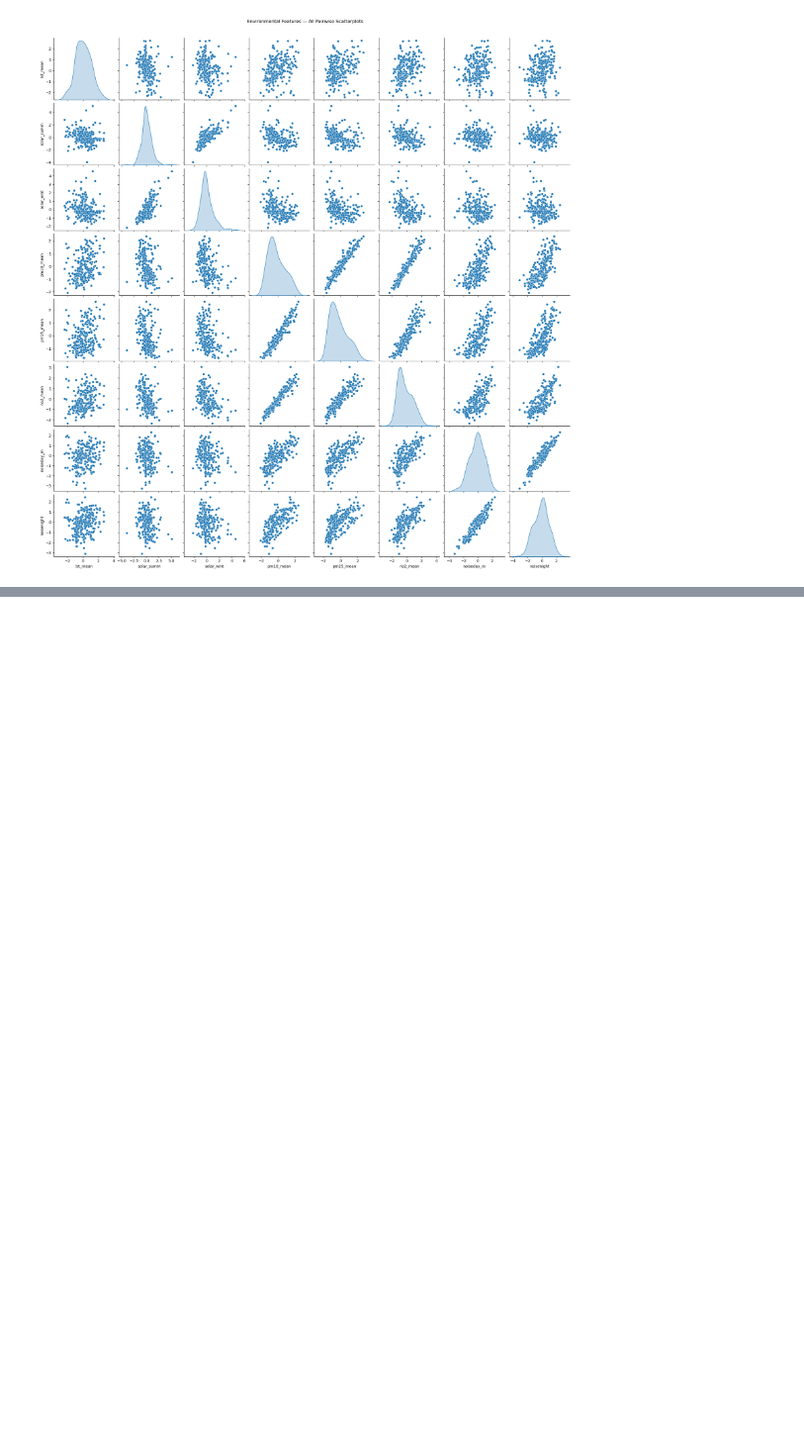
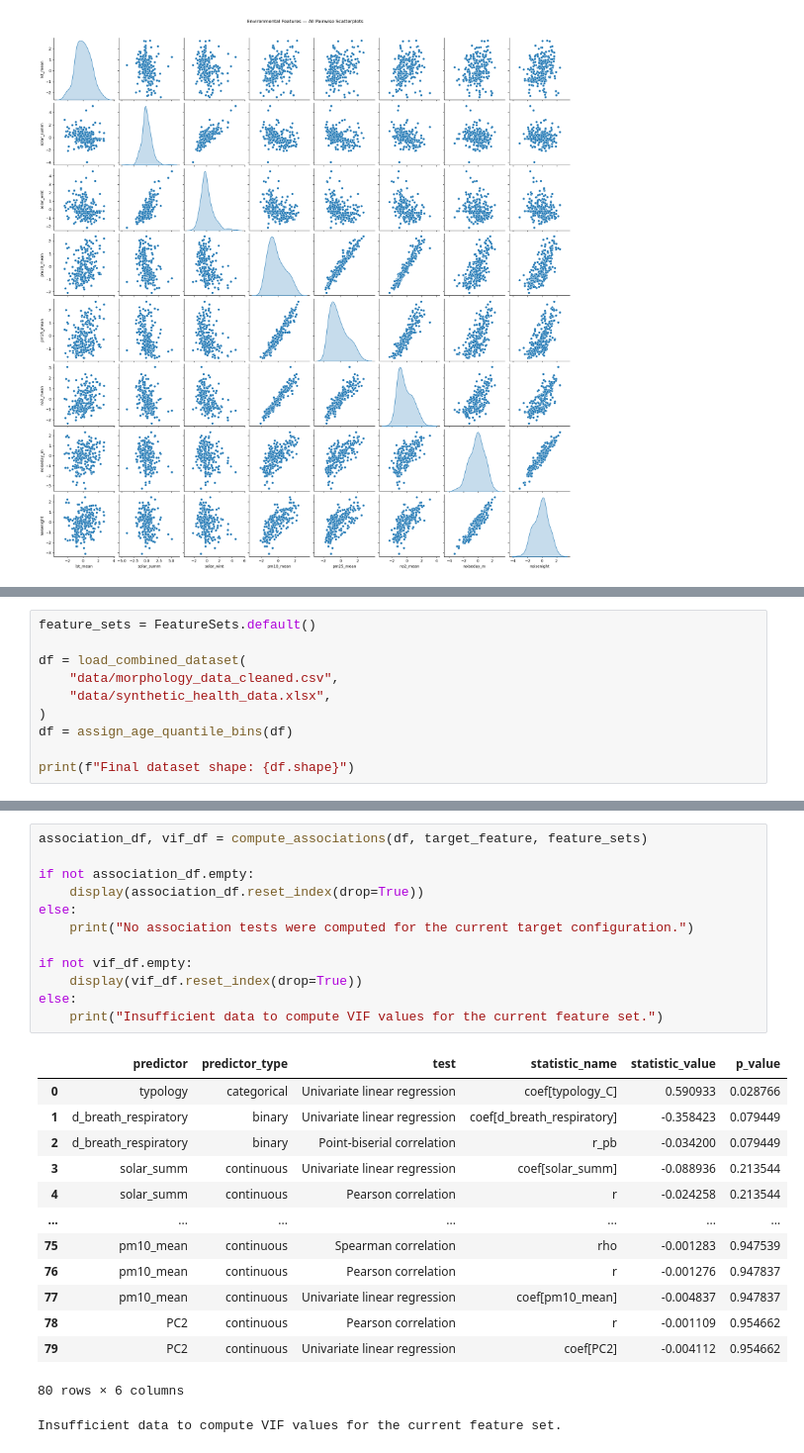
Before and after one commit to MauroPello/ENAC-ML4Science_LIPID, a Jupyter notebook: main.ipynb, the cells around one changed output, grey strips where cells are left out. Shown at 99% size. Cells and saved outputs as stored; diff of their text form; blank space fills up the shorter version.

```diff
--- a/notebooks/analysis.ipynb
+++ b/main.ipynb
@@ -261,0 +270,10 @@ plt.show()
+# %%
+feature_sets = FeatureSets.default()
+
+df = load_combined_dataset(
+    "data/morphology_data_cleaned.csv",
+    "data/synthetic_health_data.xlsx",
+)
+df = assign_age_quantile_bins(df)
+
+print(f"Final dataset shape: {df.shape}")
@@ -261,0 +334,27 @@ plt.show()
+# %%
+association_df, vif_df = compute_associations(df, target_feature, feature_sets)
+
+if not association_df.empty:
+    display(association_df.reset_index(drop=True))
+else:
+    print("No association tests were computed for the current target configuration.")
+
+if not vif_df.empty:
+    display(vif_df.reset_index(drop=True))
+else:
+    print("Insufficient data to compute VIF values for the current feature set.")
+# %% [output]
+|  | predictor | predictor_type | test | statistic_name | statistic_value | p_value |
+| 0 | typology | categorical | Univariate linear regression | coef[typology_C] | 0.590933 | 0.028766 |
+| 1 | d_breath_respiratory | binary | Univariate linear regression | coef[d_breath_respiratory] | -0.358423 | 0.079449 |
+| 2 | d_breath_respiratory | binary | Point-biserial correlation | r_pb | -0.034200 | 0.079449 |
+| 3 | solar_summ | continuous | Univariate linear regression | coef[solar_summ] | -0.088936 | 0.213544 |
+| 4 | solar_summ | continuous | Pearson correlation | r | -0.024258 | 0.213544 |
+| ... | ... | ... | ... | ... | ... | ... |
+| 75 | pm10_mean | continuous | Spearman correlation | rho | -0.001283 | 0.947539 |
+| 76 | pm10_mean | continuous | Pearson correlation | r | -0.001276 | 0.947837 |
+| 77 | pm10_mean | continuous | Univariate linear regression | coef[pm10_mean] | -0.004837 | 0.947837 |
+| 78 | PC2 | continuous | Pearson correlation | r | -0.001109 | 0.954662 |
+| 79 | PC2 | continuous | Univariate linear regression | coef[PC2] | -0.004112 | 0.954662 |
+80 rows × 6 columns
+Insufficient data to compute VIF values for the current feature set.
```
Also changed, not shown: parts of 13 cells of this notebook, 14 other files.
